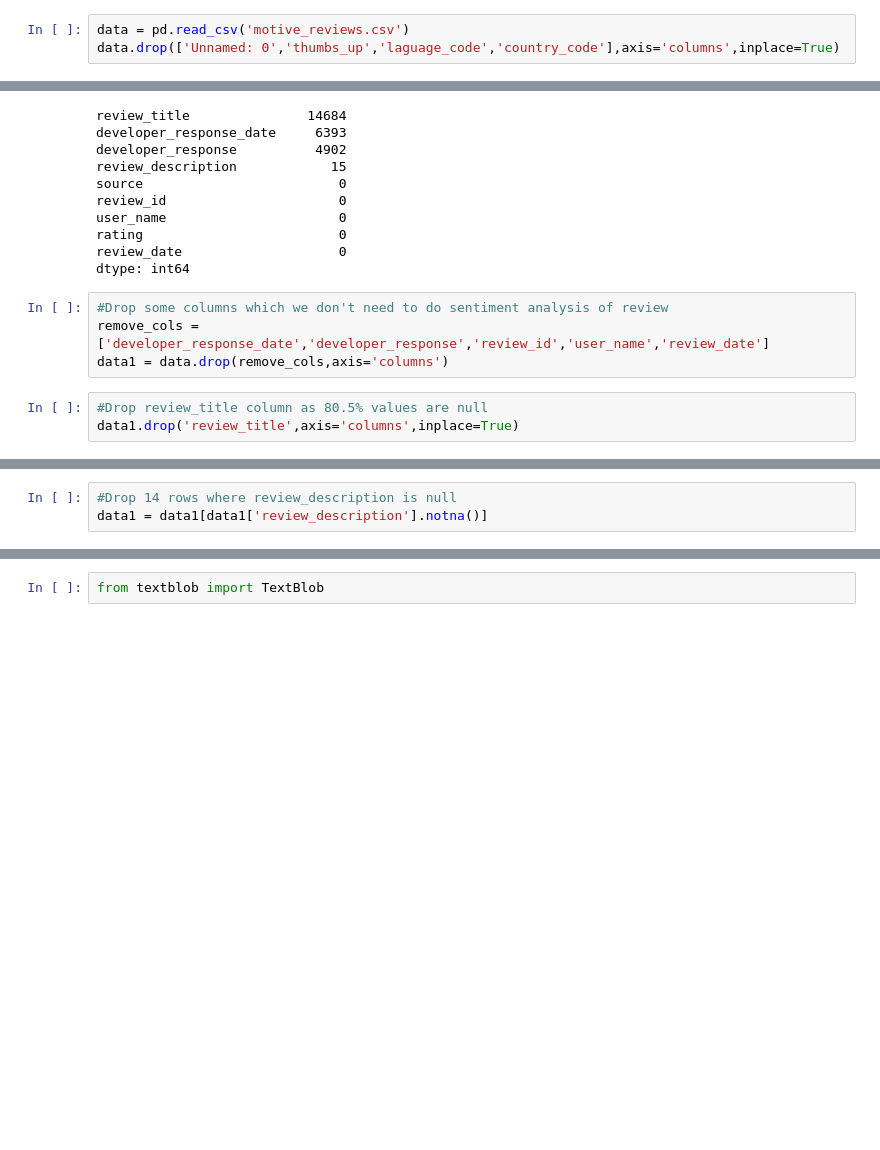
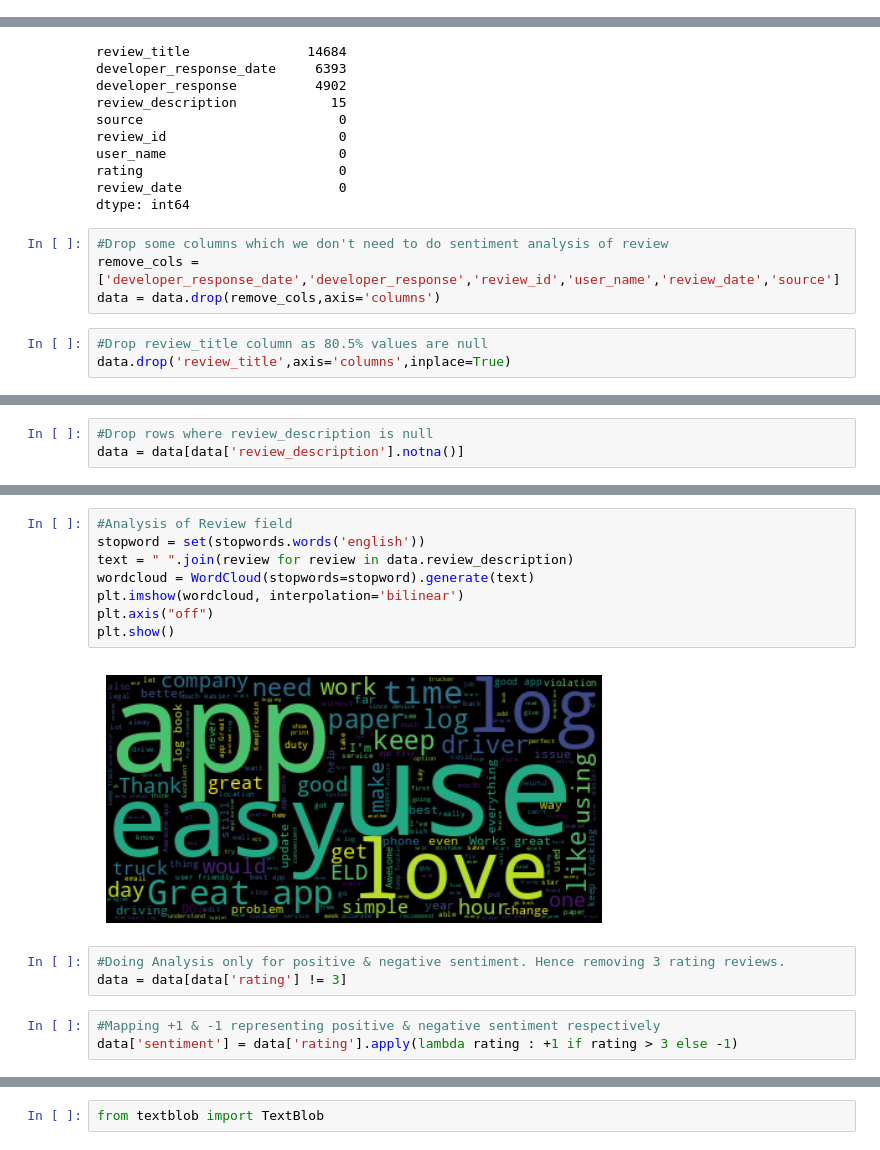
Before and after one commit to SALONIJHALANI17/Motive-Driver-App-Reviews-Sentiment-Analysis, a Jupyter notebook: Motive_Driver_App_Reviews_Sentiment_Analysis.ipynb, the cells around one changed output, grey strips where cells are left out. Cells and saved outputs as stored; diff of their text form; blank space fills up the shorter version.

```diff
--- a/Motive_Driver_App_Reviews_Sentiment_Analysis.ipynb
+++ b/Motive_Driver_App_Reviews_Sentiment_Analysis.ipynb
@@ -102,9 +78,6 @@ data.head()
 # %%
 #Storing Data
 data.to_csv('motive_reviews.csv')
-# %%
-data = pd.read_csv('motive_reviews.csv')
-data.drop(['Unnamed: 0','thumbs_up','laguage_code','country_code'],axis='columns',inplace=True)
 # %% [markdown]
 <h2> Exploratory Data Analysis </h2>
 # %%
@@ -263,9 +236,9 @@ review_date                    0
 dtype: int64
 # %%
 #Drop some columns which we don't need to do sentiment analysis of review
-remove_cols = ['developer_response_date','developer_response','review_id','user_name','review_date']
-data1 = data.drop(remove_cols,axis='columns')
+remove_cols = ['developer_response_date','developer_response','review_id','user_name','review_date','source']
+data = data.drop(remove_cols,axis='columns')
 # %%
 #Drop review_title column as 80.5% values are null
-data1.drop('review_title',axis='columns',inplace=True)
+data.drop('review_title',axis='columns',inplace=True)
 # %%
@@ -275,4 +248,4 @@ data1.shape
 # %%
-#Drop 14 rows where review_description is null
-data1 = data1[data1['review_description'].notna()]
+#Drop rows where review_description is null
+data = data[data['review_description'].notna()]
 # %%
@@ -306,0 +266,16 @@ data1['category'] = category
+# %%
+#Analysis of Review field
+stopword = set(stopwords.words('english'))
+text = " ".join(review for review in data.review_description)
+wordcloud = WordCloud(stopwords=stopword).generate(text)
+plt.imshow(wordcloud, interpolation='bilinear')
+plt.axis("off")
+plt.show()
+# %% [output]
+[figure, added]
+# %%
+#Doing Analysis only for positive & negative sentiment. Hence removing 3 rating reviews.
+data = data[data['rating'] != 3]
+# %%
+#Mapping +1 & -1 representing positive & negative sentiment respectively
+data['sentiment'] = data['rating'].apply(lambda rating : +1 if rating > 3 else -1)
```
Also changed, not shown: parts of 42 cells of this notebook.
